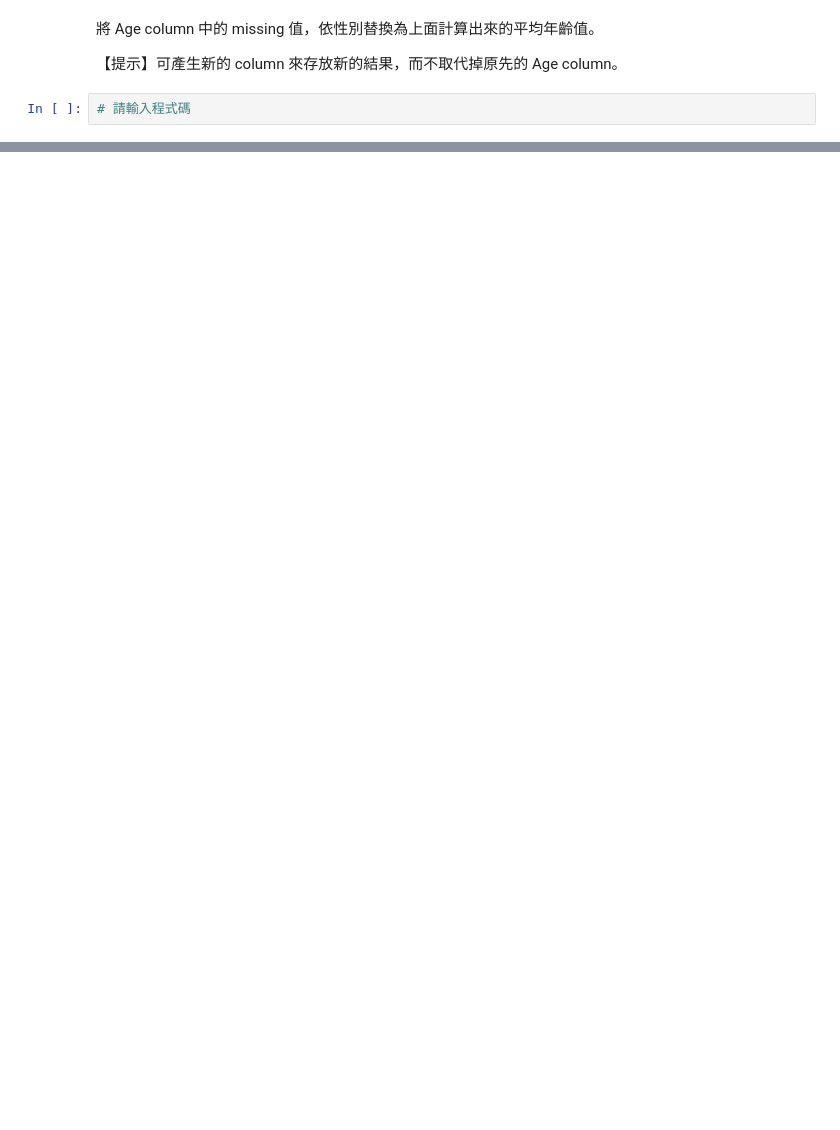
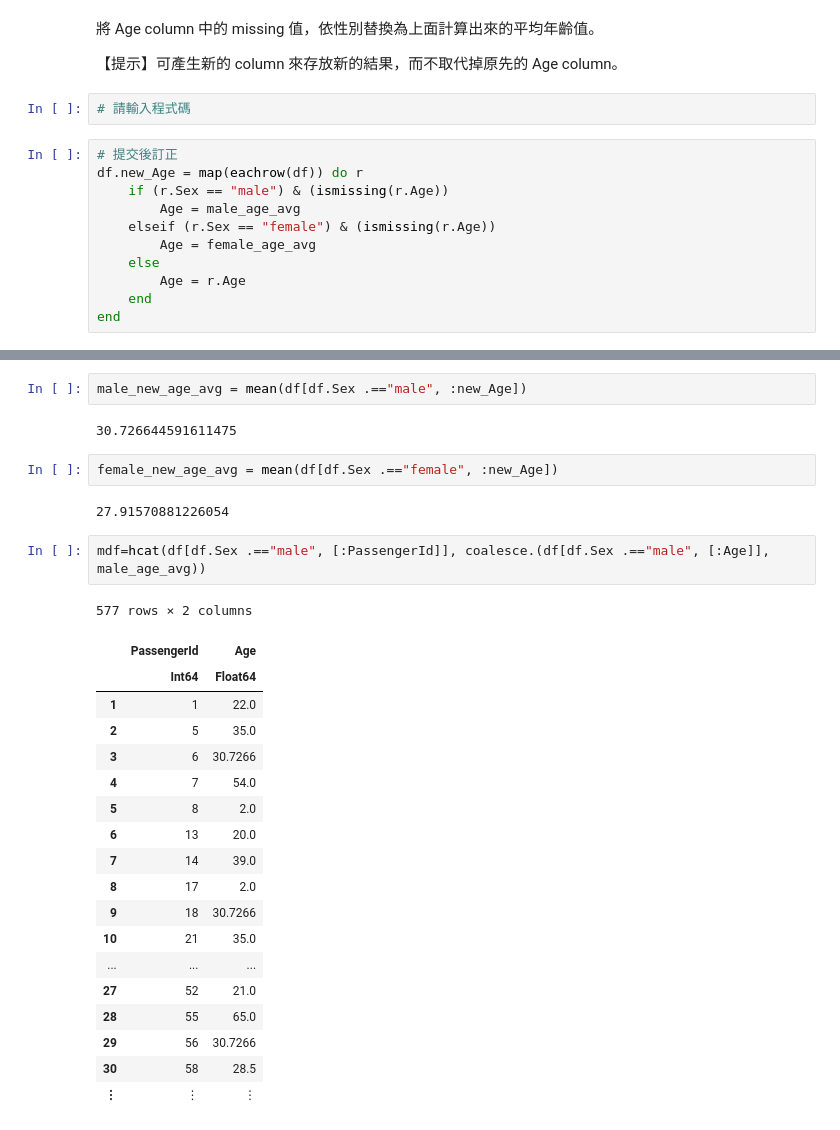
Before and after one commit to EricZeeLi/1st-JuliaMarathon, a Jupyter notebook: homework/Day_020_HW.ipynb, the cells around one changed output, grey strips where cells are left out. Drawn from its saved outputs; the diff is of its cells as text; blank space fills up the shorter version.

```diff
--- a/homework/Day_020_HW.ipynb
+++ b/homework/Day_020_HW.ipynb
@@ -124,3 +80,14 @@ df[df.Sex .=="female", [:PassengerId, :Age]]
 【提示】可產生新的 column 來存放新的結果，而不取代掉原先的 Age column。
 # %%
 # 請輸入程式碼
+# %%
+# 提交後訂正
+df.new_Age = map(eachrow(df)) do r
+    if (r.Sex == "male") & (ismissing(r.Age))
+        Age = male_age_avg
+    elseif (r.Sex == "female") & (ismissing(r.Age))
+        Age = female_age_avg
+    else
+        Age = r.Age
+    end
+end
@@ -126,0 +131,30 @@ df[df.Sex .=="female", [:PassengerId, :Age]]
+# %%
+male_new_age_avg = mean(df[df.Sex .=="male", :new_Age])
+# %% [output]
+30.726644591611475
+# %%
+female_new_age_avg = mean(df[df.Sex .=="female", :new_Age])
+# %% [output]
+27.91570881226054
+# %%
+mdf=hcat(df[df.Sex .=="male", [:PassengerId]], coalesce.(df[df.Sex .=="male", [:Age]], male_age_avg))
+# %% [output]
+577 rows × 2 columns
+|  | PassengerId | Age |
+|  | Int64 | Float64 |
+| 1 | 1 | 22.0 |
+| 2 | 5 | 35.0 |
+| 3 | 6 | 30.7266 |
+| 4 | 7 | 54.0 |
+| 5 | 8 | 2.0 |
+| 6 | 13 | 20.0 |
+| 7 | 14 | 39.0 |
+| 8 | 17 | 2.0 |
+| 9 | 18 | 30.7266 |
+| 10 | 21 | 35.0 |
+| ... | ... | ... |
+| 27 | 52 | 21.0 |
+| 28 | 55 | 65.0 |
+| 29 | 56 | 30.7266 |
+| 30 | 58 | 28.5 |
+| ⋮ | ⋮ | ⋮ |
```
Also changed, not shown: parts of 11 cells of this notebook.
